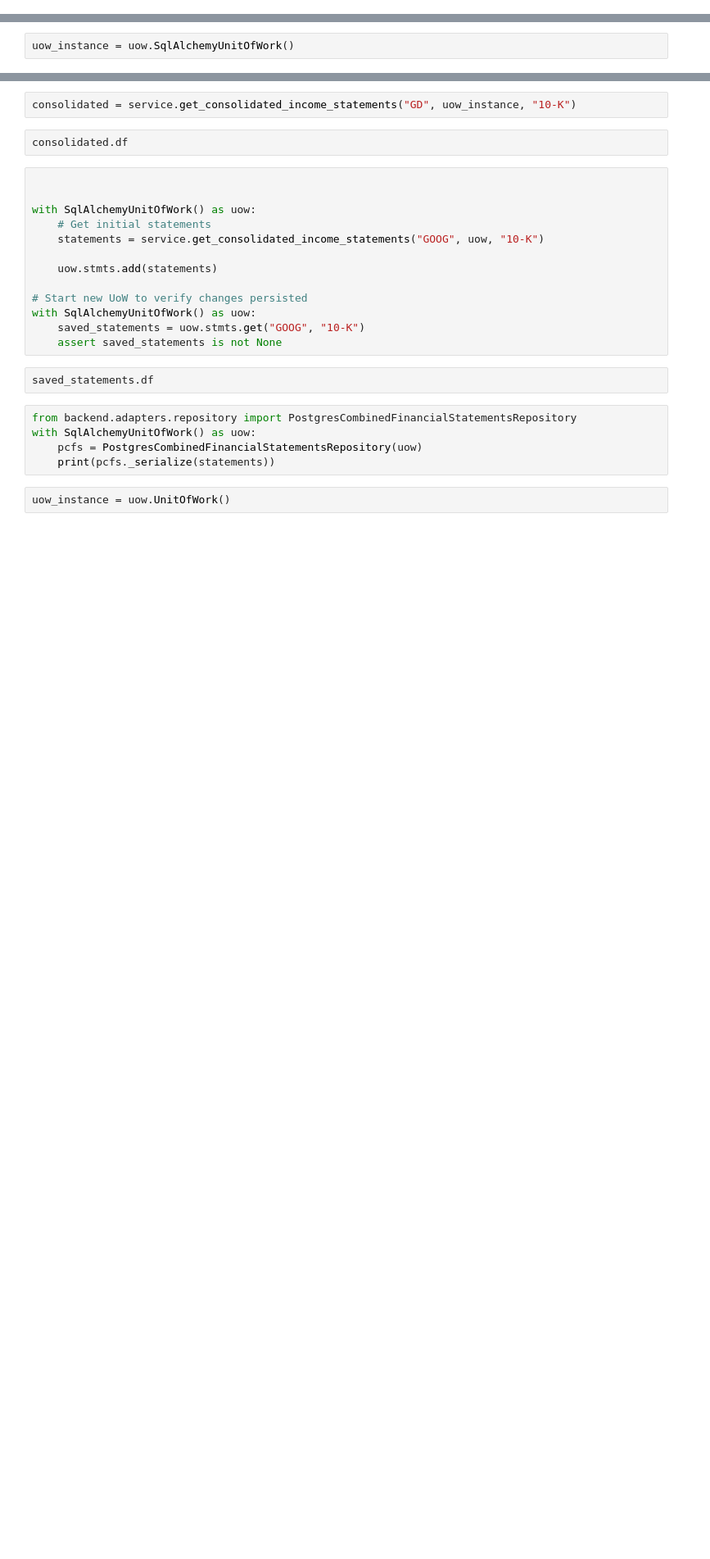
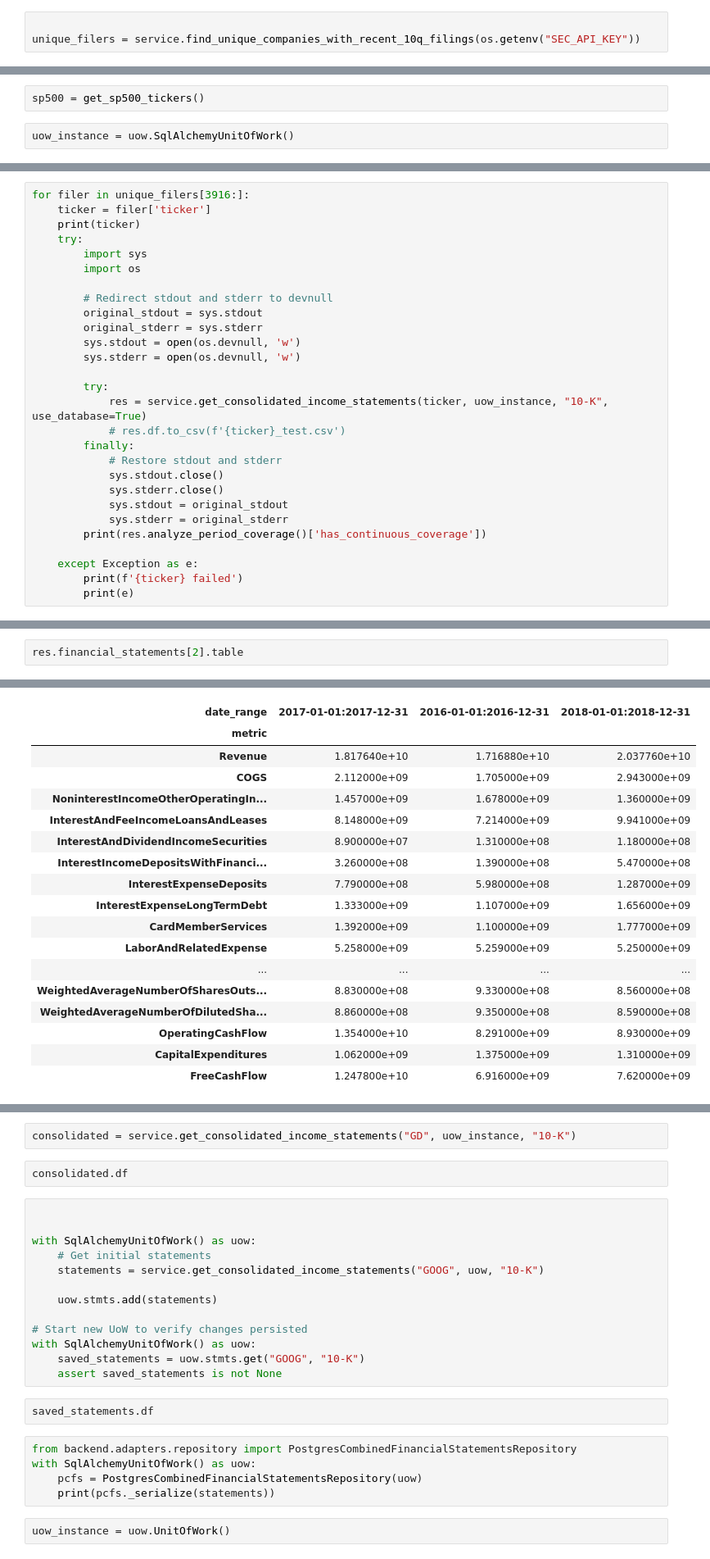
Before and after one commit to LimitedInfo/EquityAlchemy, a Jupyter notebook: domainModeling.ipynb, the cells around one changed output, grey strips where cells are left out. Shown: that part at 82% size. Saved outputs shown, nothing was run; the diff lists cells and outputs as text; blank space fills up the shorter version.

Commit message:
version used for uploading all companies

```diff
--- a/domainModeling.ipynb
+++ b/domainModeling.ipynb
@@ -15,0 +21,3 @@ from analyze_company_data_completeness import get_sp500_tickers
+# %%
+
+unique_filers = service.find_unique_companies_with_recent_10q_filings(os.getenv("SEC_API_KEY"))
@@ -16,2 +44,4 @@ from analyze_company_data_completeness import get_sp500_tickers
+# %%
+sp500 = get_sp500_tickers()
 # %%
 uow_instance = uow.SqlAlchemyUnitOfWork()
@@ -17,0 +101,28 @@ uow_instance = uow.SqlAlchemyUnitOfWork()
+# %%
+for filer in unique_filers[3916:]:
+    ticker = filer['ticker']
+    print(ticker)
+    try:
+        import sys
+        import os
+
+        # Redirect stdout and stderr to devnull
+        original_stdout = sys.stdout
+        original_stderr = sys.stderr
+        sys.stdout = open(os.devnull, 'w')
+        sys.stderr = open(os.devnull, 'w')
+
+        try:
+            res = service.get_consolidated_income_statements(ticker, uow_instance, "10-K", use_database=True)
+            # res.df.to_csv(f'{ticker}_test.csv')
+        finally:
+            # Restore stdout and stderr
+            sys.stdout.close()
+            sys.stderr.close()
+            sys.stdout = original_stdout
+            sys.stderr = original_stderr
+        print(res.analyze_period_coverage()['has_continuous_coverage'])
+
+    except Exception as e:
+        print(f'{ticker} failed')
+        print(e)
@@ -17,0 +189,3 @@ uow_instance = uow.SqlAlchemyUnitOfWork()
+# %%
+res.financial_statements[2].table
+# %% [output]
@@ -17,0 +195,18 @@ uow_instance = uow.SqlAlchemyUnitOfWork()
+| date_range | 2017-01-01:2017-12-31 | 2016-01-01:2016-12-31 | 2018-01-01:2018-12-31 |
+| metric |  |  |  |
+| Revenue | 1.817640e+10 | 1.716880e+10 | 2.037760e+10 |
+| COGS | 2.112000e+09 | 1.705000e+09 | 2.943000e+09 |
+| NoninterestIncomeOtherOperatingIn... | 1.457000e+09 | 1.678000e+09 | 1.360000e+09 |
+| InterestAndFeeIncomeLoansAndLeases | 8.148000e+09 | 7.214000e+09 | 9.941000e+09 |
+| InterestAndDividendIncomeSecurities | 8.900000e+07 | 1.310000e+08 | 1.180000e+08 |
+| InterestIncomeDepositsWithFinanci... | 3.260000e+08 | 1.390000e+08 | 5.470000e+08 |
+| InterestExpenseDeposits | 7.790000e+08 | 5.980000e+08 | 1.287000e+09 |
+| InterestExpenseLongTermDebt | 1.333000e+09 | 1.107000e+09 | 1.656000e+09 |
+| CardMemberServices | 1.392000e+09 | 1.100000e+09 | 1.777000e+09 |
+| LaborAndRelatedExpense | 5.258000e+09 | 5.259000e+09 | 5.250000e+09 |
+| ... | ... | ... | ... |
+| WeightedAverageNumberOfSharesOuts... | 8.830000e+08 | 9.330000e+08 | 8.560000e+08 |
+| WeightedAverageNumberOfDilutedSha... | 8.860000e+08 | 9.350000e+08 | 8.590000e+08 |
+| OperatingCashFlow | 1.354000e+10 | 8.291000e+09 | 8.930000e+09 |
+| CapitalExpenditures | 1.062000e+09 | 1.375000e+09 | 1.310000e+09 |
+| FreeCashFlow | 1.247800e+10 | 6.916000e+09 | 7.620000e+09 |
```
Also changed, not shown: parts of 22 cells of this notebook, 9 other files.
